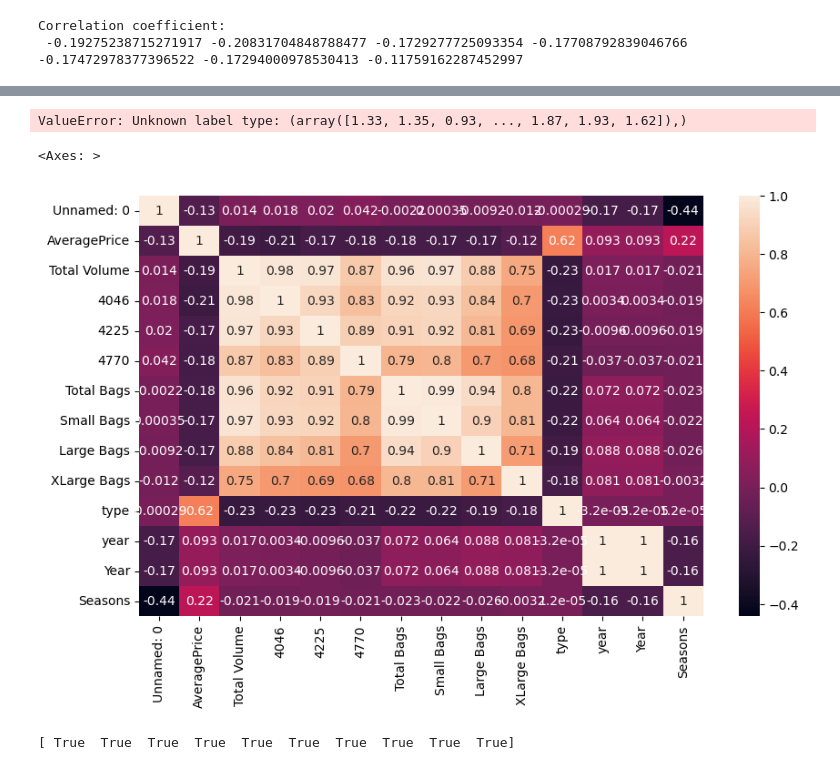
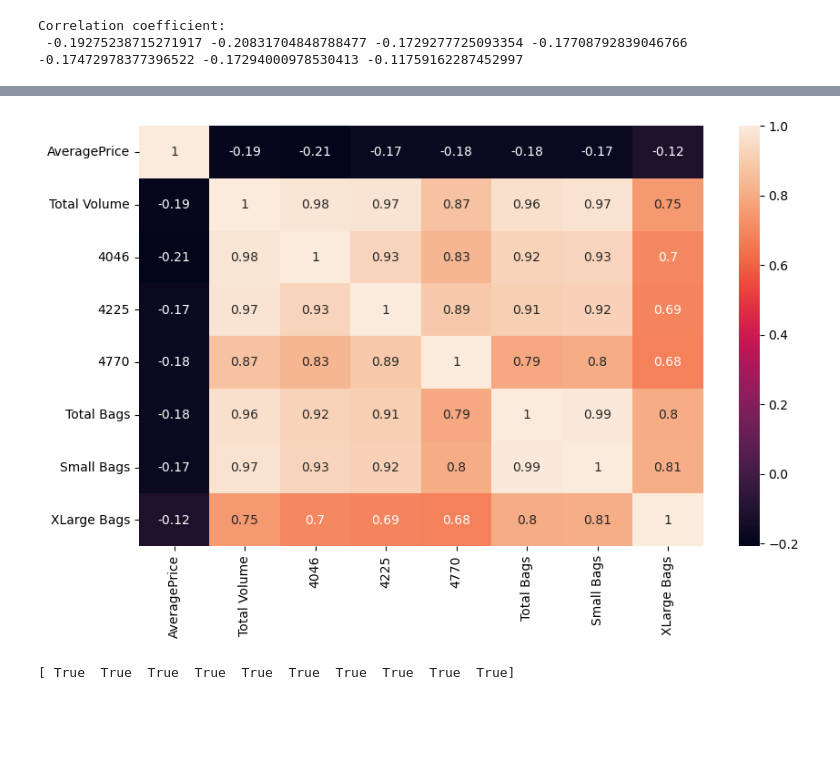
Before and after one commit to The-DigitalAcademy/Machine_Learning-Avocados-, a Jupyter notebook: avocados_ML.ipynb, the cells around one changed output, grey strips where cells are left out. Saved outputs shown, nothing was run; the diff lists cells and outputs as text; code cells hidden in the pictures; blank space fills up the shorter version.

```diff
--- a/avocados_ML.ipynb
+++ b/avocados_ML.ipynb
@@ -318,27 +283,25 @@ plt.show()
-# %%
-from sklearn.feature_selection import SelectKBest
-from sklearn.feature_selection import chi2
-
-X_cat = X.astype(int)
-
-chi2_features = SelectKBest(chi2, k = 3)
-X_kbest_features = chi2_features.fit_transform(X_cat,Y)
-
-print('Original feature number:', X_cat.shape[1])
-print('Reduced feature number:' , X_kbest_features.shape[1])
-# %% [output]
-ValueError: Unknown label type: (array([1.33, 1.35, 0.93, ..., 1.87, 1.93, 1.62]),)
-# %%
-#FILTER METHODS
-#CORRELATION COEFFICIENT
-
-cor = df1.corr()
-
-plt.figure(figsize = (10,6))
-sns.heatmap(cor, annot = True)
-# %% [output]
-<Axes: >
-[figure, removed]
+# %%
+import pandas as pd
+import seaborn as sns
+import matplotlib.pyplot as plt
+
+# Assuming you have a DataFrame called 'df1' with columns 'column1', 'column2', 'column3', 'column4'
+
+# Select the desired columns for correlation
+selected_columns = ['AveragePrice', 'Total Volume', '4046', '4225','4770', 'Total Bags', 'Small Bags', 'XLarge Bags']
+
+# Subset the DataFrame to include only the selected columns
+subset_df = df1[selected_columns]
+
+# Calculate the correlation matrix
+cor = subset_df.corr()
+
+# Plot the correlation heatmap
+plt.figure(figsize=(10, 6))
+sns.heatmap(cor, annot=True)
+plt.show()
+# %% [output]
+[figure, added]
 # %%
 
 #VARIANCE THRESHOLD
```
Also changed, not shown: parts of 38 cells of this notebook.
